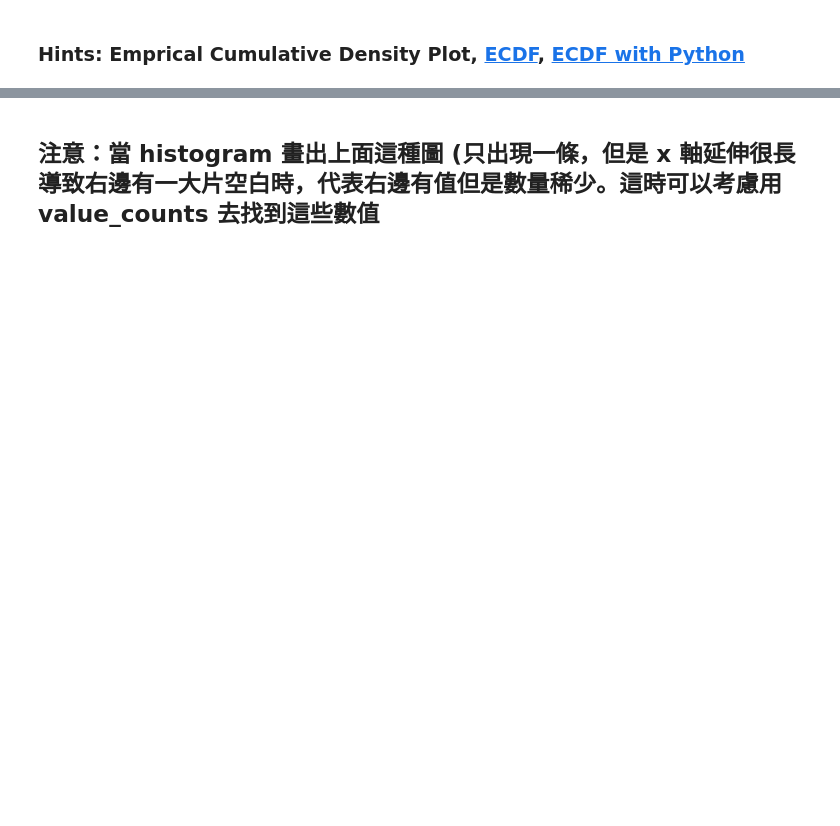
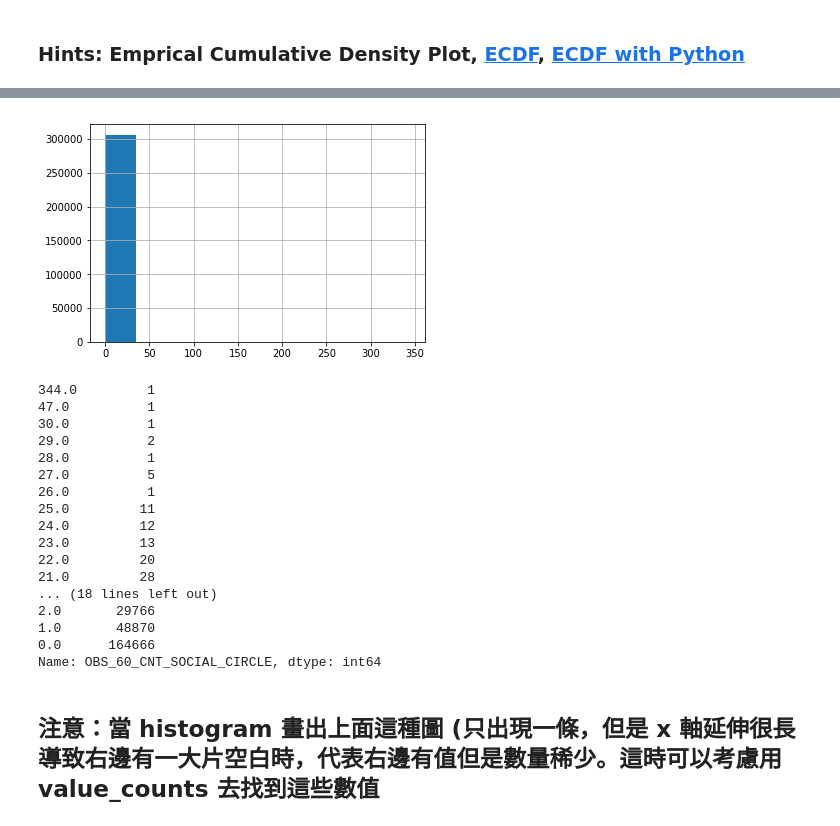
Before and after one commit to cccedith789/3rd-ML100Days, a Jupyter notebook: Day_009_HW-outlier.ipynb, the cells around one changed output, grey strips where cells are left out. Drawn from its saved outputs; the diff is of its cells as text; code cells hidden in the pictures; blank space fills up the shorter version.

```diff
--- a/Day_009_HW-outlier.ipynb
+++ b/Day_009_HW-outlier.ipynb
@@ -214,24 +239,42 @@ app_train['REGION_POPULATION_RELATIVE'].value_counts()
 # %%
-# 最大值落在分布之外
-print(app_train['OBS_60_CNT_SOCIAL_CIRCLE'].describe())
-
 # 繪製 Empirical Cumulative Density Plot (ECDF)
 """
 Your Code Here
 
-cdf =
+cdf = f_app.OBS_60_CNT_SOCIAL_CIRCLE.value_counts().sort_index().cumsum()
 
 
 plt.plot(list(cdf.index), cdf/cdf.max())
 plt.xlabel('Value')
 plt.ylabel('ECDF')
 plt.xlim([cdf.index.min() * 0.95, cdf.index.max() * 1.05])
 plt.ylim([-0.05,1.05]) # 限制顯示圖片的範圍
 plt.show()
 """
-app_train['OBS_60_CNT_SOCIAL_CIRCLE'].hist()
+f_app['OBS_60_CNT_SOCIAL_CIRCLE'].hist()
 plt.show()
-print(app_train['OBS_60_CNT_SOCIAL_CIRCLE'].value_counts().sort_index(ascending = False))
+print(f_app['OBS_60_CNT_SOCIAL_CIRCLE'].value_counts().sort_index(ascending = False))
+
+#
+# %% [output]
+[figure, added]
+344.0         1
+47.0          1
+30.0          1
+29.0          2
+28.0          1
+27.0          5
+26.0          1
+25.0         11
+24.0         12
+23.0         13
+22.0         20
+21.0         28
+... (18 lines left out)
+2.0       29766
+1.0       48870
+0.0      164666
+Name: OBS_60_CNT_SOCIAL_CIRCLE, dtype: int64
 # %% [markdown]
 ## 注意：當 histogram 畫出上面這種圖 (只出現一條，但是 x 軸延伸很長導致右邊有一大片空白時，代表右邊有值但是數量稀少。這時可以考慮用 value_counts 去找到這些數值
 # %%
```
Also changed, not shown: parts of 27 cells of this notebook.
